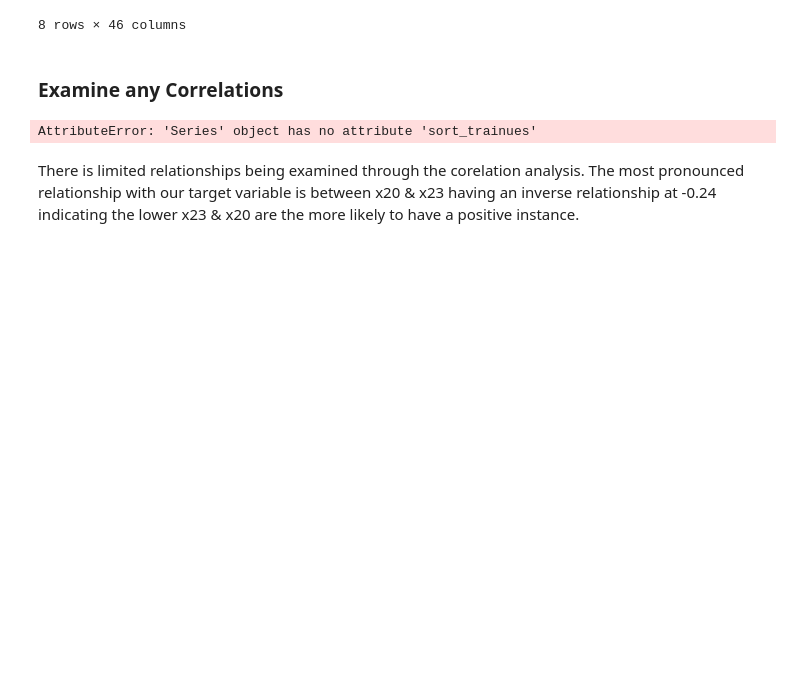
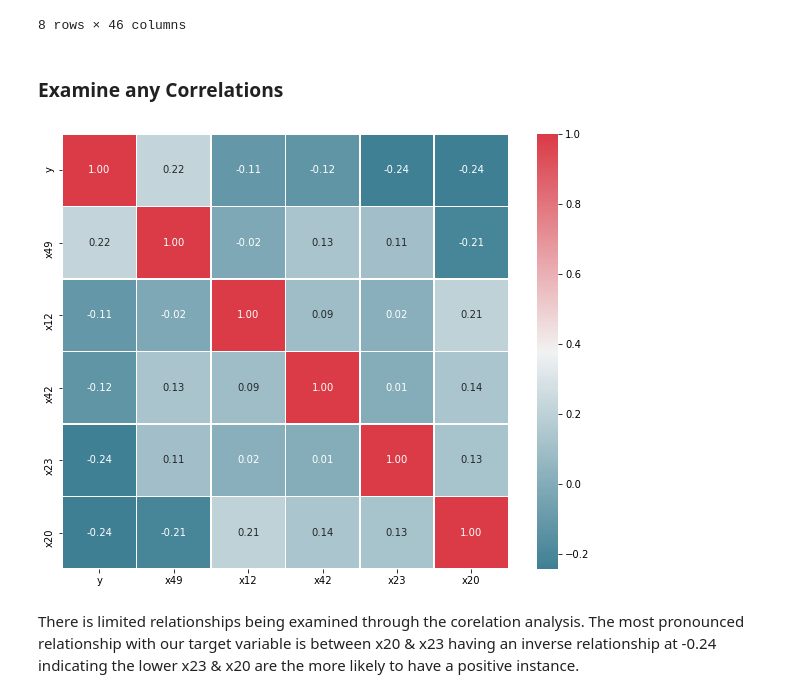
Before and after one commit to ReuvenDerner/MSDS_QuantifyingTheWorld, a Jupyter notebook: Case Study Seven.ipynb, the cells around one changed output. Saved outputs shown, nothing was run; the diff lists cells and outputs as text; code cells hidden in the pictures; blank space fills up the shorter version.

```diff
--- a/Case Study Seven.ipynb
+++ b/Case Study Seven.ipynb
@@ -119,25 +119,25 @@ correlation_matrix = df.corr()
 # %%
 # Select correlations above 0.4 or below -0.4 for the target variable
 target_corr = correlation_matrix['y']
-target_corr = target_corr[(target_corr > 0.20) | (target_corr < -0.10)].sort_trainues(ascending=False)
+target_corr = target_corr[(target_corr > 0.20) | (target_corr < -0.10)].sort_values(ascending=False)
 
 # Create a mask to hide the upper triangle of the correlation matrix
 mask = np.zeros((len(target_corr), len(target_corr)))
 
 # Set up the matplotlib figure
 plt.figure(figsize=(10, 8))
 
 # Customize the color palette if desired
 cmap = sns.diverging_palette(220, 10, as_cmap=True)
 
 # Create a heatmap for the selected correlations
 sns.heatmap(correlation_matrix.loc[target_corr.index, target_corr.index],
             annot=True, fmt=".2f", cmap=cmap, mask=mask, linewidths=.5)
 
 
 plt.show()
 # %% [output]
-AttributeError: 'Series' object has no attribute 'sort_trainues'
+[figure, added]
 # %% [markdown]
 There is limited relationships being examined through the corelation analysis. The most pronounced relationship with our target variable is between x20 & x23 having an inverse relationship at -0.24 indicating the lower x23 & x20 are the more likely to have a positive instance.
 # %% [markdown]
```
Also changed, not shown: parts of 7 cells of this notebook.
